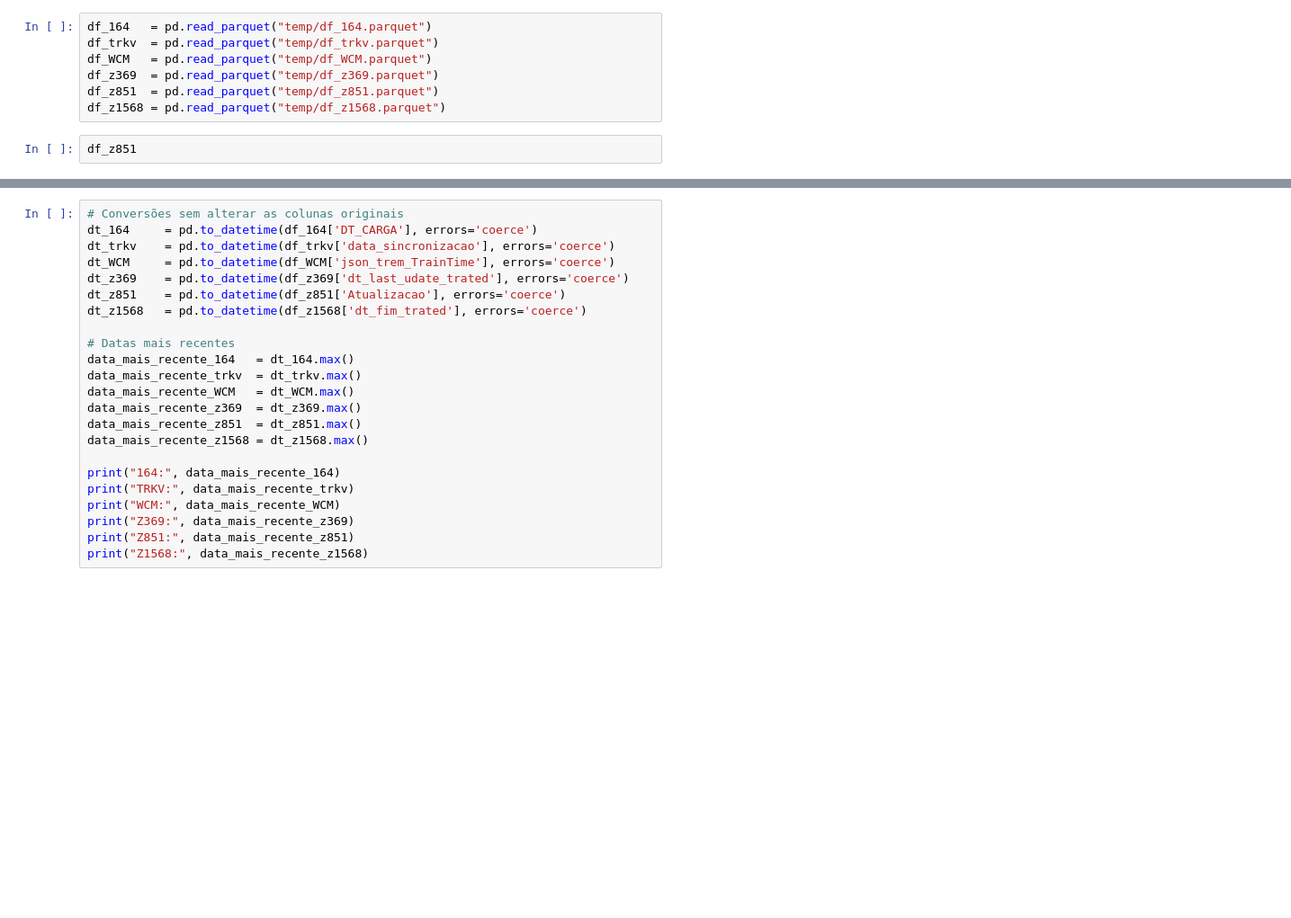
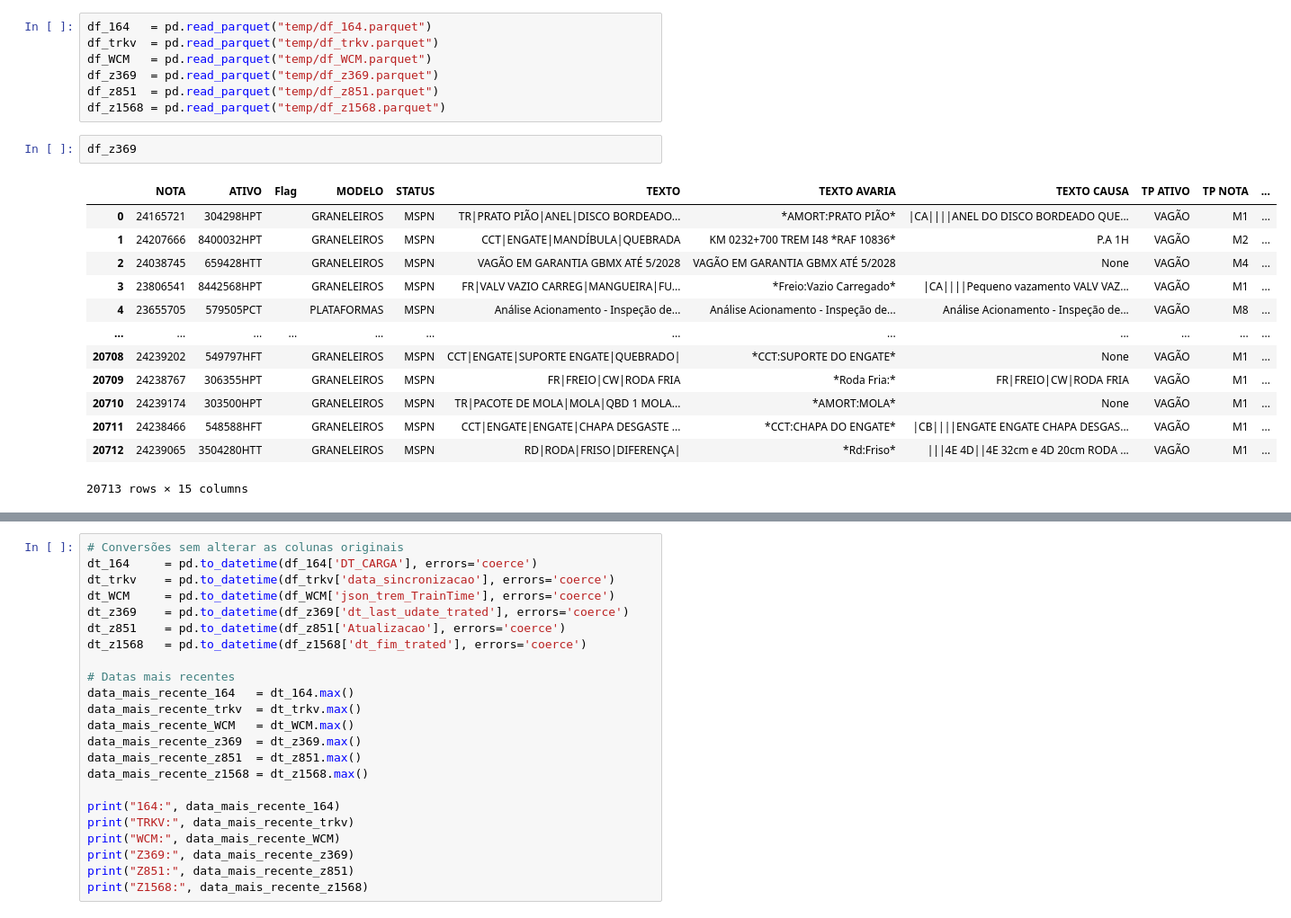
Before and after one commit to leoborin/Panel_Waysides, a Jupyter notebook: nb_main.ipynb, the cells around one changed output, grey strips where cells are left out. Shown at 90% size. Cells and saved outputs as stored; diff of their text form; blank space fills up the shorter version.

```diff
--- a/nb_main.ipynb
+++ b/nb_main.ipynb
@@ -72,4 +136,18 @@ df_z369  = pd.read_parquet("temp/df_z369.parquet")
 df_z851  = pd.read_parquet("temp/df_z851.parquet")
 df_z1568 = pd.read_parquet("temp/df_z1568.parquet")
 # %%
-df_z851
+df_z369
+# %% [output]
+|  | NOTA | ATIVO | Flag | MODELO | STATUS | TEXTO | TEXTO AVARIA | TEXTO CAUSA | TP ATIVO | TP NOTA | ... |
+| 0 | 24165721 | 304298HPT |  | GRANELEIROS | MSPN | TR|PRATO PIÃO|ANEL|DISCO BORDEADO... | *AMORT:PRATO PIÃO* | |CA||||ANEL DO DISCO BORDEADO QUE... | VAGÃO | M1 | ... |
+| 1 | 24207666 | 8400032HPT |  | GRANELEIROS | MSPN | CCT|ENGATE|MANDÍBULA|QUEBRADA | KM 0232+700 TREM I48 *RAF 10836* | P.A 1H | VAGÃO | M2 | ... |
+| 2 | 24038745 | 659428HTT |  | GRANELEIROS | MSPN | VAGÃO EM GARANTIA GBMX ATÉ 5/2028 | VAGÃO EM GARANTIA GBMX ATÉ 5/2028 | None | VAGÃO | M4 | ... |
+| 3 | 23806541 | 8442568HPT |  | GRANELEIROS | MSPN | FR|VALV VAZIO CARREG|MANGUEIRA|FU... | *Freio:Vazio Carregado* | |CA||||Pequeno vazamento VALV VAZ... | VAGÃO | M1 | ... |
+| 4 | 23655705 | 579505PCT |  | PLATAFORMAS | MSPN | Análise Acionamento - Inspeção de... | Análise Acionamento - Inspeção de... | Análise Acionamento - Inspeção de... | VAGÃO | M8 | ... |
+| ... | ... | ... | ... | ... | ... | ... | ... | ... | ... | ... | ... |
+| 20708 | 24239202 | 549797HFT |  | GRANELEIROS | MSPN | CCT|ENGATE|SUPORTE ENGATE|QUEBRADO| | *CCT:SUPORTE DO ENGATE* | None | VAGÃO | M1 | ... |
+| 20709 | 24238767 | 306355HPT |  | GRANELEIROS | MSPN | FR|FREIO|CW|RODA FRIA | *Roda Fria:* | FR|FREIO|CW|RODA FRIA | VAGÃO | M1 | ... |
+| 20710 | 24239174 | 303500HPT |  | GRANELEIROS | MSPN | TR|PACOTE DE MOLA|MOLA|QBD 1 MOLA... | *AMORT:MOLA* | None | VAGÃO | M1 | ... |
+| 20711 | 24238466 | 548588HFT |  | GRANELEIROS | MSPN | CCT|ENGATE|ENGATE|CHAPA DESGASTE ... | *CCT:CHAPA DO ENGATE* | |CB||||ENGATE ENGATE CHAPA DESGAS... | VAGÃO | M1 | ... |
+| 20712 | 24239065 | 3504280HTT |  | GRANELEIROS | MSPN | RD|RODA|FRISO|DIFERENÇA| | *Rd:Friso* | |||4E 4D||4E 32cm e 4D 20cm RODA ... | VAGÃO | M1 | ... |
+20713 rows × 15 columns
```
Also changed, not shown: parts of 9 cells of this notebook, 1 other file.
